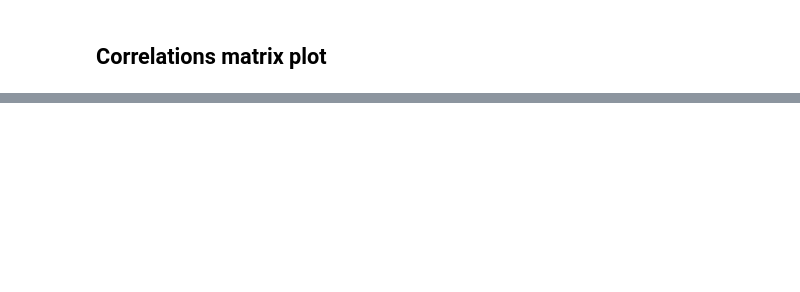
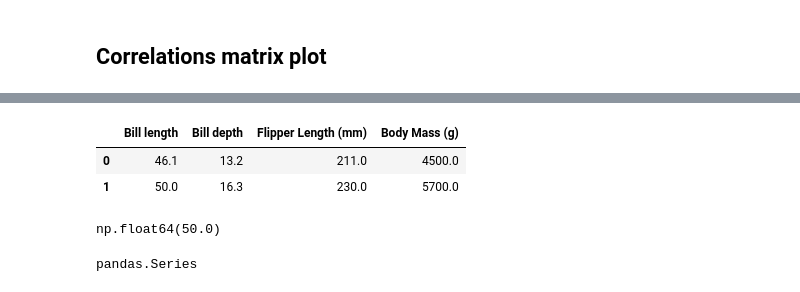
Before and after one commit to davidharrisnet/UC_Berkeley_AI, a Jupyter notebook: notebooks/week2/video2-5_Covariance.ipynb, the cells around one changed output, grey strips where cells are left out. Drawn from its saved outputs; the diff is of its cells as text; code cells hidden in the pictures; blank space fills up the shorter version.

```diff
--- a/notebooks/week2/video2-5_Covariance.ipynb
+++ b/notebooks/week2/video2-5_Covariance.ipynb
@@ -70,0 +75,6 @@ sns.pairplot(gentoo)
+# %%
+gentoo.head(2)
+# %% [output]
+|  | Bill length | Bill depth | Flipper Length (mm) | Body Mass (g) |
+| 0 | 46.1 | 13.2 | 211.0 | 4500.0 |
+| 1 | 50.0 | 16.3 | 230.0 | 5700.0 |
@@ -70,0 +83,4 @@ sns.pairplot(gentoo)
+# %%
+bill_length
+# %% [output]
+np.float64(50.0)
@@ -70,0 +90,4 @@ sns.pairplot(gentoo)
+# %%
+type(bill_length)
+# %% [output]
+pandas.Series
```
Also changed, not shown: parts of 18 cells of this notebook, 35 other files.
